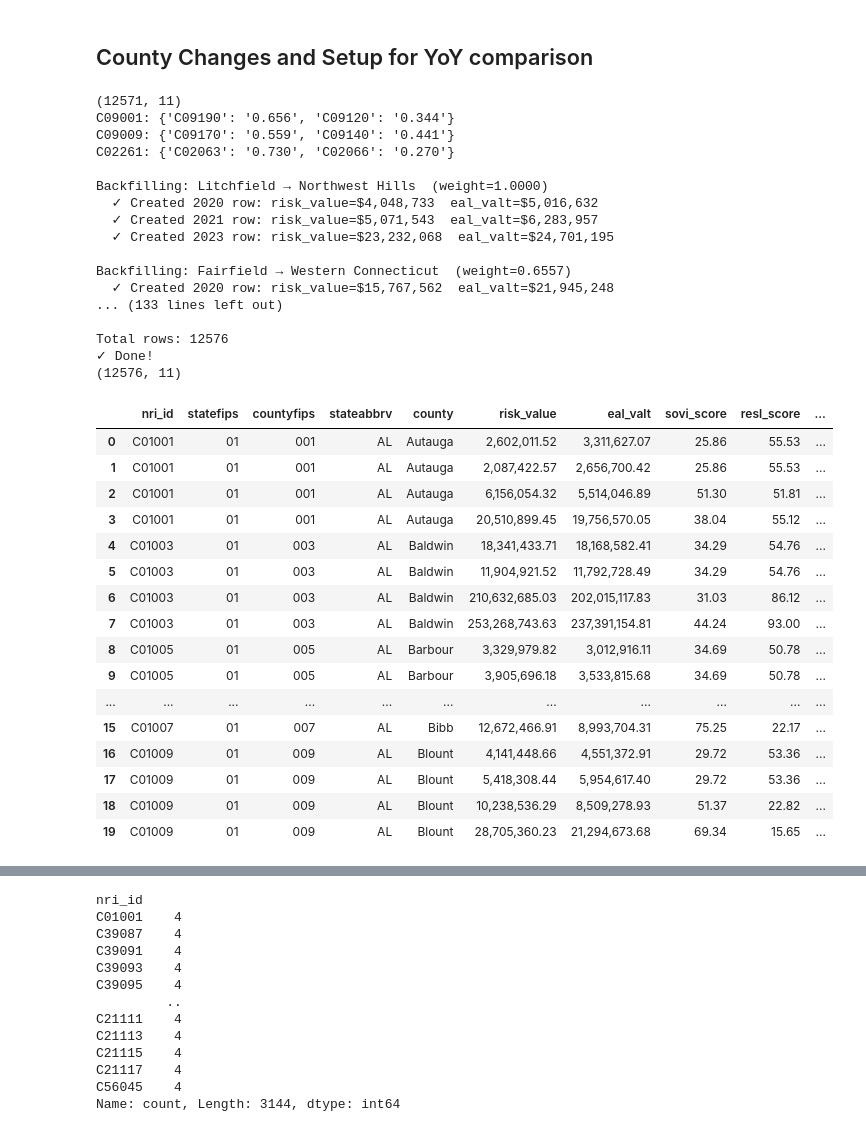
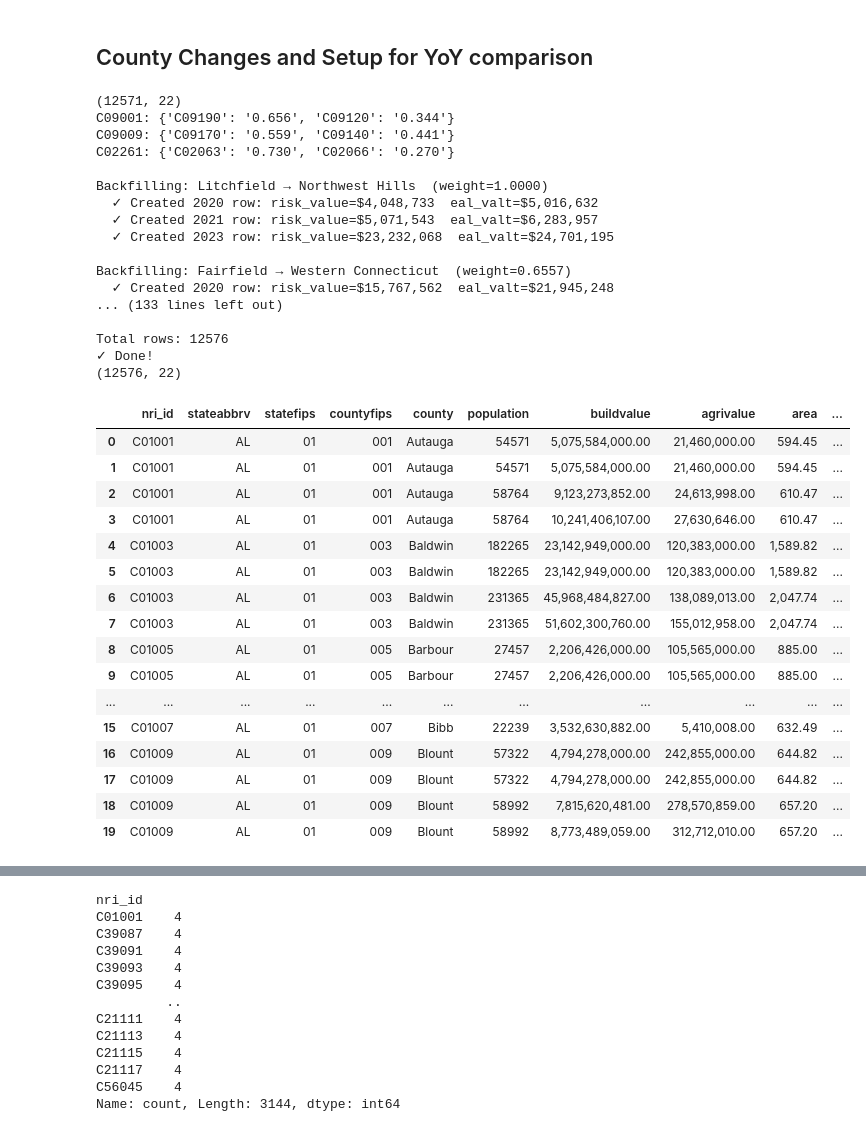
Before and after one commit to csclev/climate-exposure, a Jupyter notebook: notebooks/01_NRI_Data_Prep.ipynb, the cells around one changed output, grey strips where cells are left out. Drawn from its saved outputs; the diff is of its cells as text; code cells hidden in the pictures.

Commit message:
resl_value added to NRI datasets along with additional columns

```diff
--- a/notebooks/01_NRI_Data_Prep.ipynb
+++ b/notebooks/01_NRI_Data_Prep.ipynb
@@ -708,14 +717,16 @@ Map removed counties to new counties and backfill 20, 21, 23 data all under new
 # %% [markdown]
 ## County Changes and Setup for YoY comparison
 # %%
+all_columns = ['nri_id','stateabbrv','statefips','countyfips','county','population','buildvalue','agrivalue','area','risk_value','risk_score','risk_ratng','eal_score','eal_valt','eal_ratng','sovi_score','sovi_ratng','resl_score','resl_ratng','resl_value','crf_value']
+
 # Select columns, create year column for long df
-core_25 = nri_25[['nri_id', 'statefips', 'countyfips', 'stateabbrv', 'county','risk_value', 'eal_valt', 'sovi_score', 'resl_score', 'crf_value']].copy()
+core_25 = nri_25[all_columns].copy()
 core_25['year'] = 2025
-core_23 = nri_23[['nri_id', 'statefips', 'countyfips',   'stateabbrv', 'county', 'risk_value', 'eal_valt', 'sovi_score', 'resl_score', 'crf_value']].copy()
+core_23 = nri_23[all_columns].copy()
 core_23['year'] = 2023
-core_21 = nri_21[['nri_id', 'statefips', 'countyfips',  'stateabbrv', 'county', 'risk_value', 'eal_valt', 'sovi_score', 'resl_score', 'crf_value']].copy()
+core_21 = nri_21[all_columns].copy()
 core_21['year'] = 2021
-core_20 = nri_20[['nri_id', 'statefips', 'countyfips',  'stateabbrv', 'county', 'risk_value', 'eal_valt', 'sovi_score', 'resl_score', 'crf_value']].copy()
+core_20 = nri_20[all_columns].copy()
 core_20['year'] = 2020
 
 core_df_long = pd.concat([core_20, core_21, core_23, core_25],
@@ -767,7 +778,7 @@ for old_id, new_ids in split_groups.items():
 # Counting fields (dollar amounts) — split/summed across sources
 # Score fields (index/percentile) — copied or population-weighted averaged
 counting_cols = ['risk_value', 'eal_valt']
-score_cols    = ['sovi_score', 'resl_score', 'crf_value']
+score_cols    = ['sovi_score', 'resl_score', 'resl_value','crf_value']
 
 new_rows = []
 old_ids_to_remove = set()
@@ -928,52 +939,52 @@ for new_nri_id, old_nri_ids in merge_sources.items():
 print("\n" + "="*70)
 print("SPLIT SANITY CHECK (children should sum to ~parent value, not 2×)")
 print("="*70)
 for old_id, new_ids in split_groups.items():
     for year in [2020, 2021]:
         subset = core_df_long[(core_df_long['nri_id'].isin(new_ids)) & (core_df_long['year'] == year)]
         print(f"  {old_id} ({year}): risk_value sum = ${subset['risk_value'].sum():,.0f}  "
               f"eal_valt sum = ${subset['eal_valt'].sum():,.0f}")
 
 print(f"\nTotal rows: {len(core_df_long)}")
 print("✓ Done!")
 
 print(core_df_long.shape)
 core_df_long.head(20)
 # %% [output]
-(12571, 11)
+(12571, 22)
 C09001: {'C09190': '0.656', 'C09120': '0.344'}
 C09009: {'C09170': '0.559', 'C09140': '0.441'}
 C02261: {'C02063': '0.730', 'C02066': '0.270'}
 
 Backfilling: Litchfield → Northwest Hills  (weight=1.0000)
   ✓ Created 2020 row: risk_value=$4,048,733  eal_valt=$5,016,632
   ✓ Created 2021 row: risk_value=$5,071,543  eal_valt=$6,283,957
   ✓ Created 2023 row: risk_value=$23,232,068  eal_valt=$24,701,195
 
 Backfilling: Fairfield → Western Connecticut  (weight=0.6557)
   ✓ Created 2020 row: risk_value=$15,767,562  eal_valt=$21,945,248
 ... (133 lines left out)
 
 Total rows: 12576
 ✓ Done!
-(12576, 11)
+(12576, 22)
-|  | nri_id | statefips | countyfips | stateabbrv | county | risk_value | eal_valt | sovi_score | resl_score | ... |
-| 0 | C01001 | 01 | 001 | AL | Autauga | 2,602,011.52 | 3,311,627.07 | 25.86 | 55.53 | ... |
-| 1 | C01001 | 01 | 001 | AL | Autauga | 2,087,422.57 | 2,656,700.42 | 25.86 | 55.53 | ... |
-| 2 | C01001 | 01 | 001 | AL | Autauga | 6,156,054.32 | 5,514,046.89 | 51.30 | 51.81 | ... |
-| 3 | C01001 | 01 | 001 | AL | Autauga | 20,510,899.45 | 19,756,570.05 | 38.04 | 55.12 | ... |
-| 4 | C01003 | 01 | 003 | AL | Baldwin | 18,341,433.71 | 18,168,582.41 | 34.29 | 54.76 | ... |
-| 5 | C01003 | 01 | 003 | AL | Baldwin | 11,904,921.52 | 11,792,728.49 | 34.29 | 54.76 | ... |
-| 6 | C01003 | 01 | 003 | AL | Baldwin | 210,632,685.03 | 202,015,117.83 | 31.03 | 86.12 | ... |
-| 7 | C01003 | 01 | 003 | AL | Baldwin | 253,268,743.63 | 237,391,154.81 | 44.24 | 93.00 | ... |
-| 8 | C01005 | 01 | 005 | AL | Barbour | 3,329,979.82 | 3,012,916.11 | 34.69 | 50.78 | ... |
-| 9 | C01005 | 01 | 005 | AL | Barbour | 3,905,696.18 | 3,533,815.68 | 34.69 | 50.78 | ... |
+|  | nri_id | stateabbrv | statefips | countyfips | county | population | buildvalue | agrivalue | area | ... |
+| 0 | C01001 | AL | 01 | 001 | Autauga | 54571 | 5,075,584,000.00 | 21,460,000.00 | 594.45 | ... |
+| 1 | C01001 | AL | 01 | 001 | Autauga | 54571 | 5,075,584,000.00 | 21,460,000.00 | 594.45 | ... |
+| 2 | C01001 | AL | 01 | 001 | Autauga | 58764 | 9,123,273,852.00 | 24,613,998.00 | 610.47 | ... |
+| 3 | C01001 | AL | 01 | 001 | Autauga | 58764 | 10,241,406,107.00 | 27,630,646.00 | 610.47 | ... |
+| 4 | C01003 | AL | 01 | 003 | Baldwin | 182265 | 23,142,949,000.00 | 120,383,000.00 | 1,589.82 | ... |
+| 5 | C01003 | AL | 01 | 003 | Baldwin | 182265 | 23,142,949,000.00 | 120,383,000.00 | 1,589.82 | ... |
+| 6 | C01003 | AL | 01 | 003 | Baldwin | 231365 | 45,968,484,827.00 | 138,089,013.00 | 2,047.74 | ... |
+| 7 | C01003 | AL | 01 | 003 | Baldwin | 231365 | 51,602,300,760.00 | 155,012,958.00 | 2,047.74 | ... |
+| 8 | C01005 | AL | 01 | 005 | Barbour | 27457 | 2,206,426,000.00 | 105,565,000.00 | 885.00 | ... |
+| 9 | C01005 | AL | 01 | 005 | Barbour | 27457 | 2,206,426,000.00 | 105,565,000.00 | 885.00 | ... |
 | ... | ... | ... | ... | ... | ... | ... | ... | ... | ... | ... |
-| 15 | C01007 | 01 | 007 | AL | Bibb | 12,672,466.91 | 8,993,704.31 | 75.25 | 22.17 | ... |
-| 16 | C01009 | 01 | 009 | AL | Blount | 4,141,448.66 | 4,551,372.91 | 29.72 | 53.36 | ... |
-| 17 | C01009 | 01 | 009 | AL | Blount | 5,418,308.44 | 5,954,617.40 | 29.72 | 53.36 | ... |
-| 18 | C01009 | 01 | 009 | AL | Blount | 10,238,536.29 | 8,509,278.93 | 51.37 | 22.82 | ... |
-| 19 | C01009 | 01 | 009 | AL | Blount | 28,705,360.23 | 21,294,673.68 | 69.34 | 15.65 | ... |
+| 15 | C01007 | AL | 01 | 007 | Bibb | 22239 | 3,532,630,882.00 | 5,410,008.00 | 632.49 | ... |
+| 16 | C01009 | AL | 01 | 009 | Blount | 57322 | 4,794,278,000.00 | 242,855,000.00 | 644.82 | ... |
+| 17 | C01009 | AL | 01 | 009 | Blount | 57322 | 4,794,278,000.00 | 242,855,000.00 | 644.82 | ... |
+| 18 | C01009 | AL | 01 | 009 | Blount | 58992 | 7,815,620,481.00 | 278,570,859.00 | 657.20 | ... |
+| 19 | C01009 | AL | 01 | 009 | Blount | 58992 | 8,773,489,059.00 | 312,712,010.00 | 657.20 | ... |
 # %%
 new_check = core_df_long[core_df_long['nri_id'].isin(['C09160',
                     'C09190',
```
Also changed, not shown: parts of 17 cells of this notebook, 2 other files.
